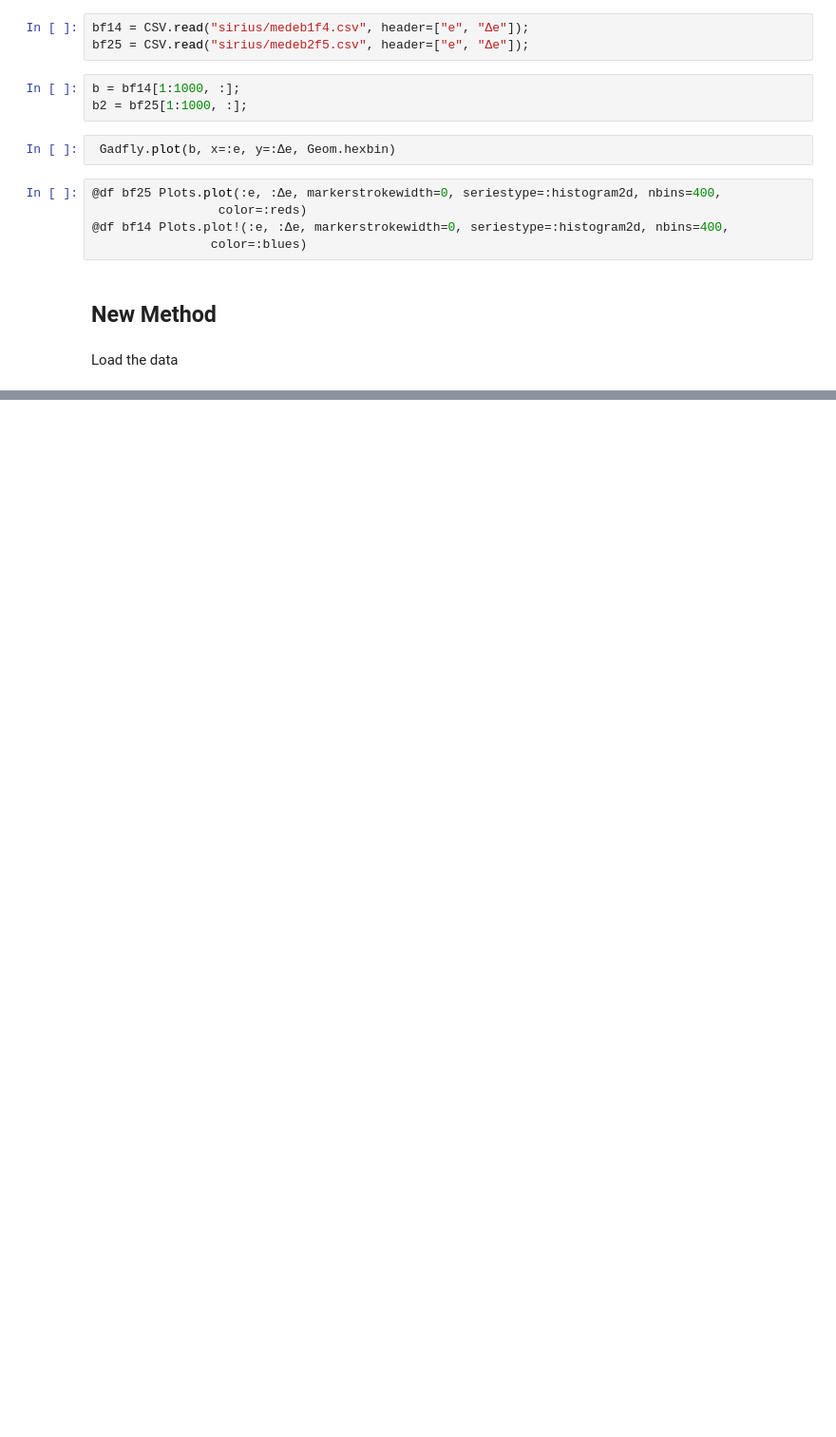
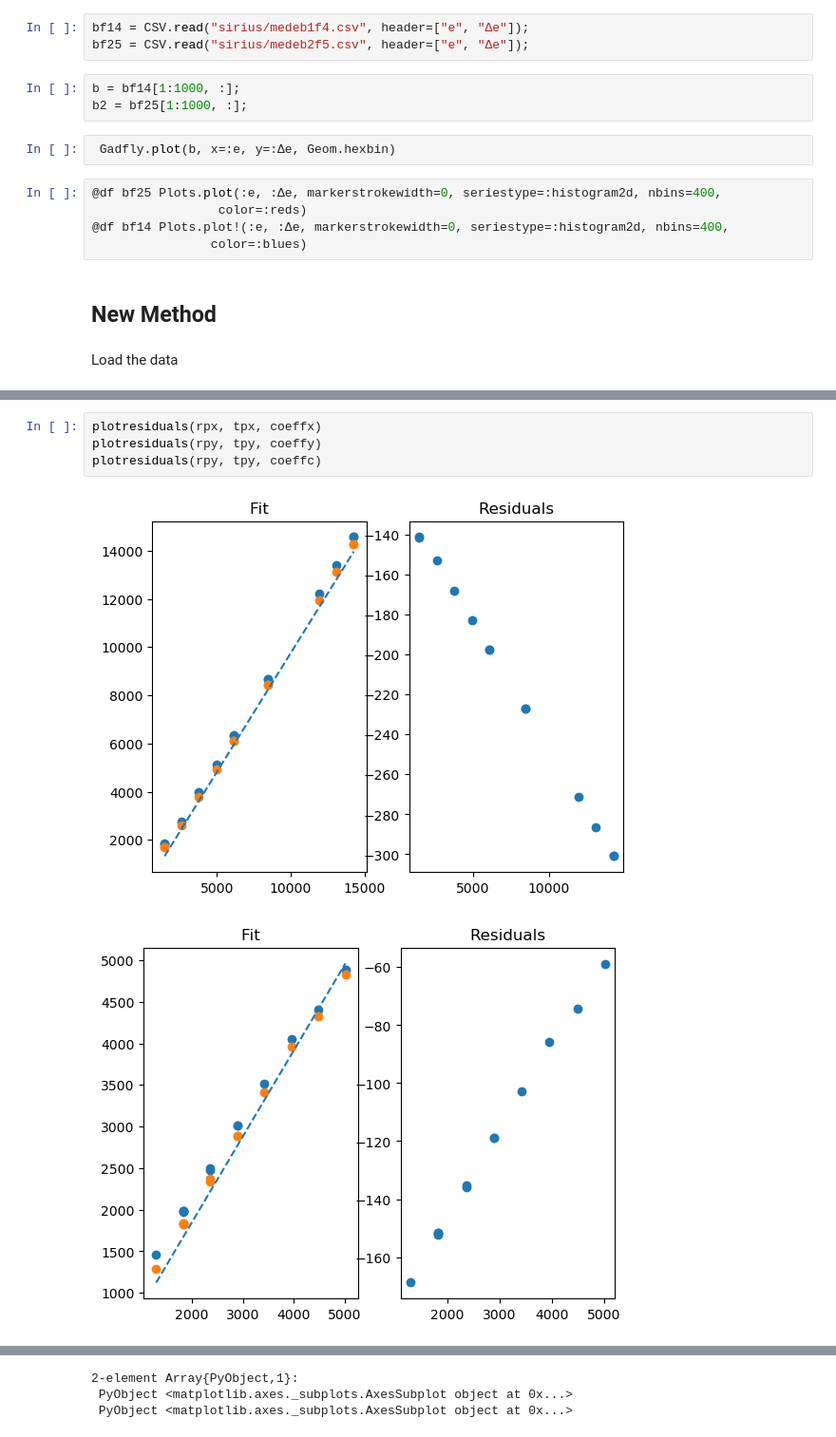
Before and after one commit to Caronthir/JSort, a Jupyter notebook: notebooks/alignment2d.ipynb, the cells around one changed output, grey strips where cells are left out. Shown at 95% size. Cells and saved outputs as stored; diff of their text form; blank space fills up the shorter version.

```diff
--- a/notebooks/alignment2d.ipynb
+++ b/notebooks/alignment2d.ipynb
@@ -348,0 +314,7 @@ It is incredibly frustrating to use, save and load OMatrices. Would it be better
+# %%
+plotresiduals(rpx, tpx, coeffx)
+plotresiduals(rpy, tpy, coeffy)
+plotresiduals(rpy, tpy, coeffc)
+# %% [output]
+[figure, added]
+[figure, added]
@@ -348,0 +322,3 @@ It is incredibly frustrating to use, save and load OMatrices. Would it be better
+2-element Array{PyObject,1}:
+ PyObject <matplotlib.axes._subplots.AxesSubplot object at 0x...>
+ PyObject <matplotlib.axes._subplots.AxesSubplot object at 0x...>
```
Also changed, not shown: parts of 43 cells of this notebook, 51 other files.
